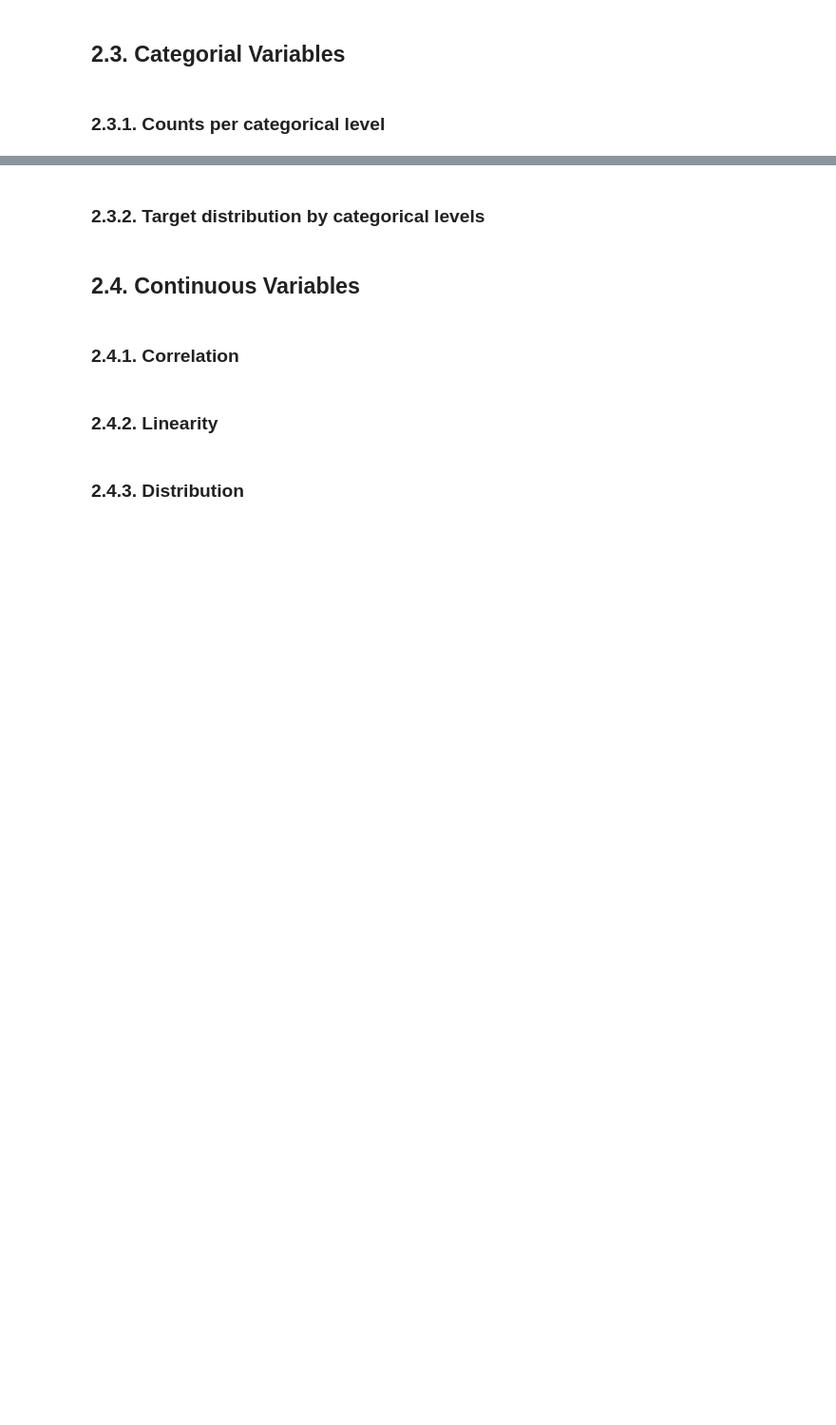
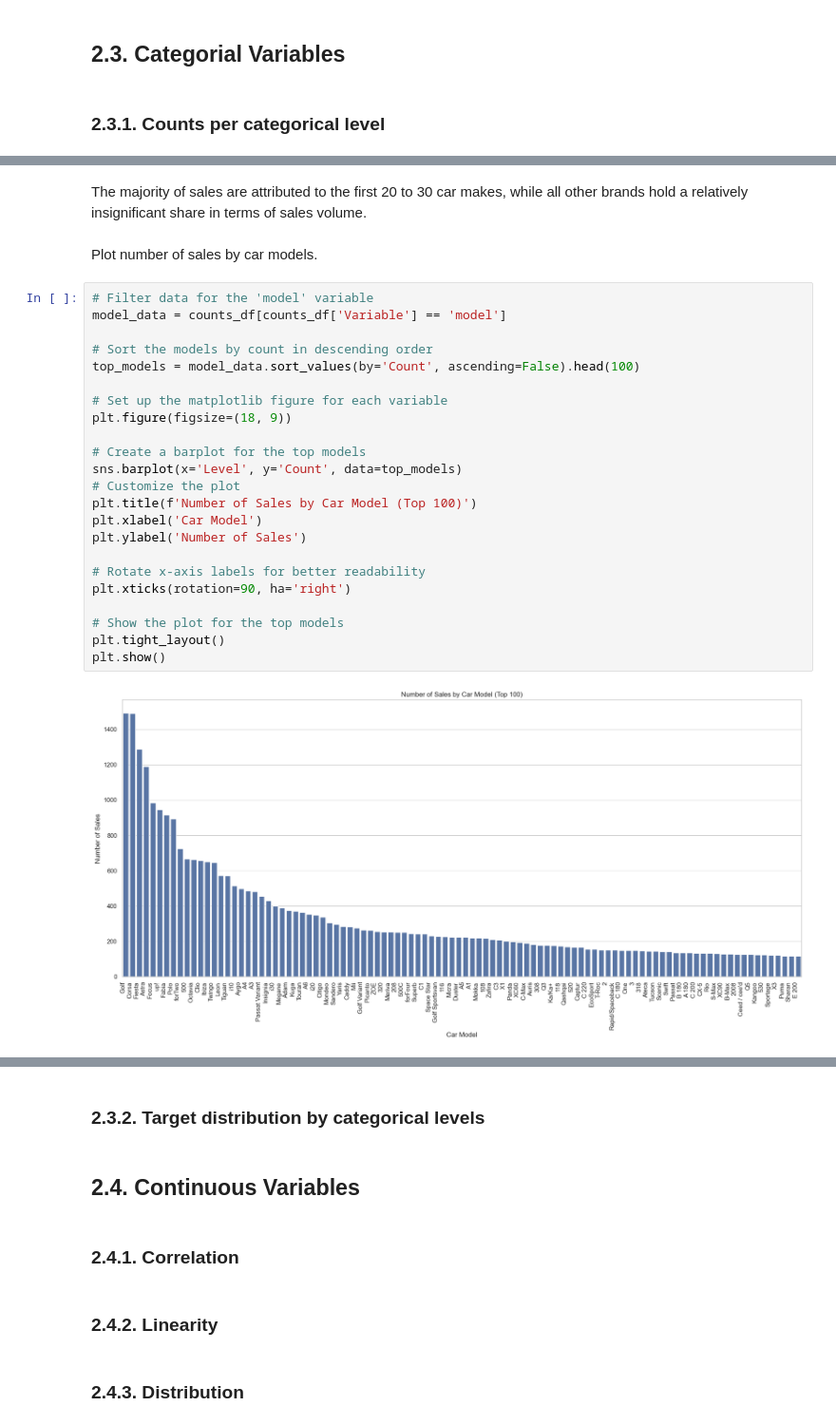
Before and after one commit to JAlbertOfficial/autoscout24-car-price-prediction, a Jupyter notebook: notebooks/1.0-ja-initial-data-exploration.ipynb, the cells around one changed output, grey strips where cells are left out. Shown at 95% size. Saved outputs shown, nothing was run; the diff lists cells and outputs as text; blank space fills up the shorter version.

```diff
--- a/notebooks/1.0-ja-initial-data-exploration.ipynb
+++ b/notebooks/1.0-ja-initial-data-exploration.ipynb
@@ -114,0 +161,29 @@ plt.show()
+# %% [markdown]
+The majority of sales are attributed to the first 20 to 30 car makes, while all other brands hold a relatively insignificant share in terms of sales volume.
+# %% [markdown]
+Plot number of sales by car models.
+# %%
+# Filter data for the 'model' variable
+model_data = counts_df[counts_df['Variable'] == 'model']
+
+# Sort the models by count in descending order
+top_models = model_data.sort_values(by='Count', ascending=False).head(100)
+
+# Set up the matplotlib figure for each variable
+plt.figure(figsize=(18, 9))
+
+# Create a barplot for the top models
+sns.barplot(x='Level', y='Count', data=top_models)
+# Customize the plot
+plt.title(f'Number of Sales by Car Model (Top 100)')
+plt.xlabel('Car Model')
+plt.ylabel('Number of Sales')
+
+# Rotate x-axis labels for better readability
+plt.xticks(rotation=90, ha='right')
+
+# Show the plot for the top models
+plt.tight_layout()
+plt.show()
+# %% [output]
+[figure, added]
```
Also changed, not shown: parts of 15 cells of this notebook, 1 other file.
